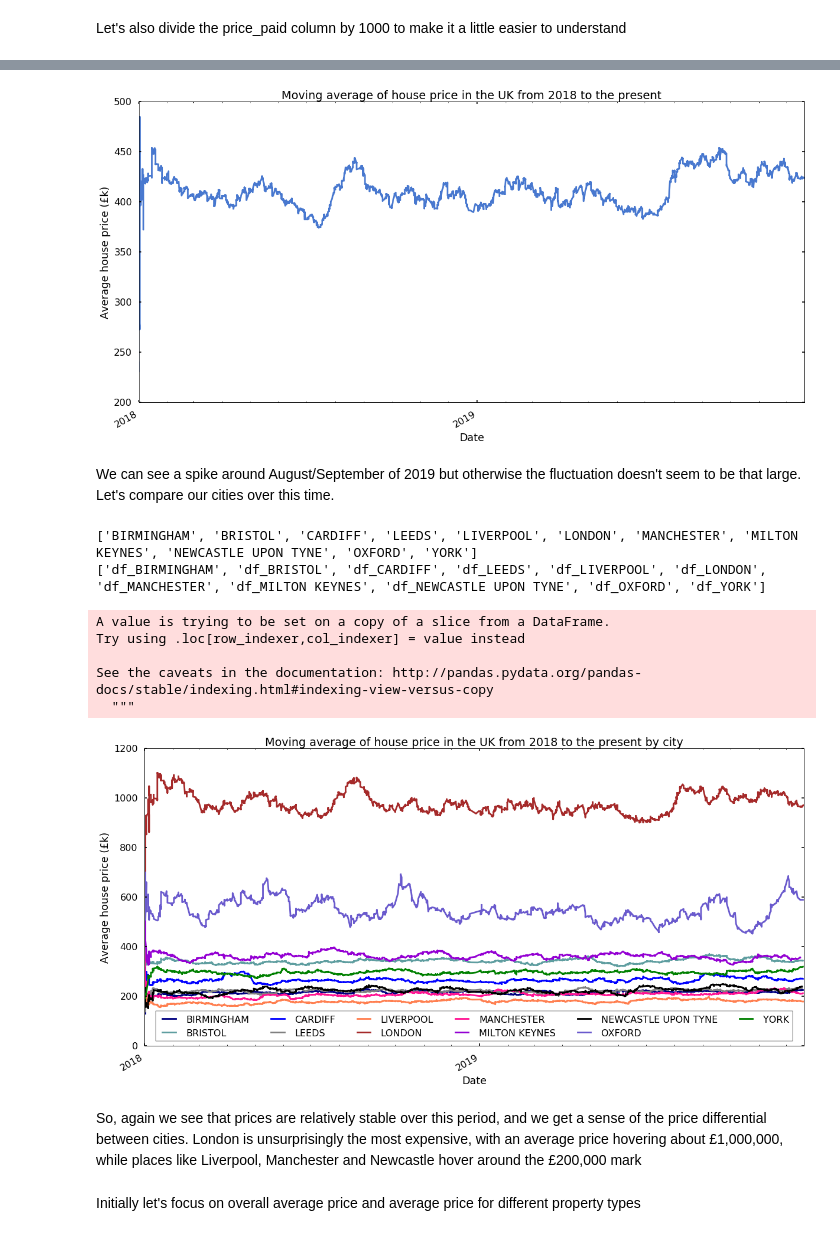
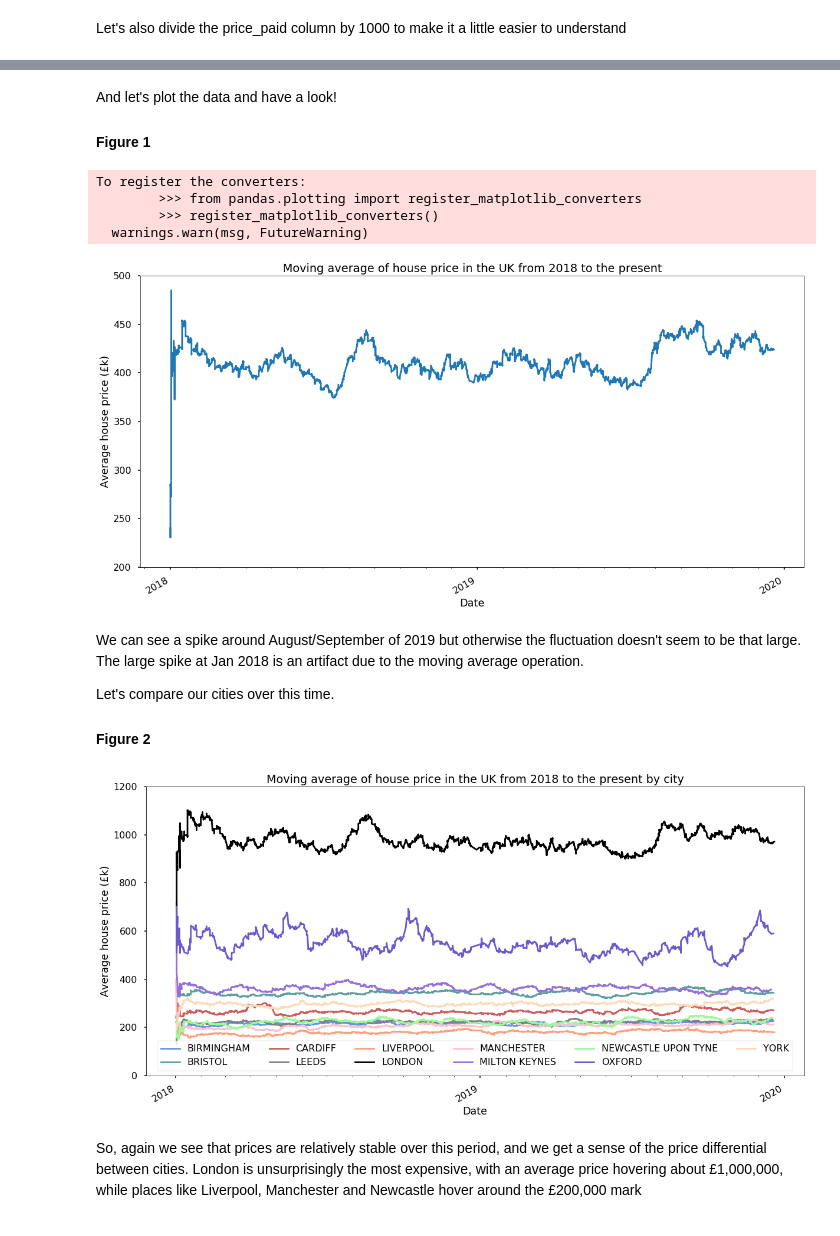
Before and after one commit to Grinnbarr/Coursera, a Jupyter notebook: BoN_FA.ipynb, the cells around one changed output, grey strips where cells are left out. Drawn from its saved outputs; the diff is of its cells as text; code cells hidden in the pictures.

```diff
--- a/BoN_FA.ipynb
+++ b/BoN_FA.ipynb
@@ -111,3 +176,0 @@ Now, we want to generate a new column that contains only the first part of each
-# %%
-df["postcode_group"]=df["postcode"].str.slice(stop=-4) #as the first part of the postcode is of variable length, we are removing the last 4 characters (i.e. 3 characters and the space)
-df.head()
@@ -121,3 +185,11 @@ df.head()
+# %%
+def outcode(x):
+    return re.findall(r"^(((([A-Z][A-Z]{0,1})[0-9][A-Z0-9]{0,1}) {0,}[0-9])[A-Z]{2})$",x)[0][2] #this reg ex returns a list containing a single tuple with the full code, sector, district and area, so we select the appropriate parts
+def postcode_area(x):
+    return re.findall(r"^(((([A-Z][A-Z]{0,1})[0-9][A-Z0-9]{0,1}) {0,}[0-9])[A-Z]{2})$",x)[0][3]
+
+df["outcode"] = df["postcode"].apply(outcode)
+df['postcode_area'] = df['postcode'].apply(postcode_area)
 # %% [markdown]
 Let's also divide the price_paid column by 1000 to make it a little easier to understand
 # %%
@@ -165,3 +237,6 @@ df_ma.head()
+# %% [markdown]
+And let's plot the data and have a look!
+#### Figure 1 <a name = "fig1"></a>
 # %%
 years = mdates.YearLocator()   # setting up dates as axis
 months = mdates.MonthLocator()  # every month
@@ -184,58 +259,52 @@ fig.autofmt_xdate()
 # fig.savefig("Figure1.png")
 plt.show()
 # %% [output]
+To register the converters:
+        >>> from pandas.plotting import register_matplotlib_converters
+        >>> register_matplotlib_converters()
+  warnings.warn(msg, FutureWarning)
-[figure, old version]
+[figure, new version]
 # %% [markdown]
-We can see a spike around August/September of 2019 but otherwise the fluctuation doesn't seem to be that large.  Let's compare our cities over this time.
+We can see a spike around August/September of 2019 but otherwise the fluctuation doesn't seem to be that large. The large spike at Jan 2018 is an artifact due to the moving average operation.
+
+Let's compare our cities over this time.
+
+#### Figure 2 <a name = "fig2"></a>
-# %%
-cities = df_time.town.unique() #find unique values for towns
-cities = sorted(cities)
-string_a = 'df_'
-citiesdfs = [string_a+x for x in cities]  #generates names for dfs for each city
-colour = ['navy','cadetblue','blue','gray','coral','brown','deeppink','darkviolet','black','slateblue','green'] #define a list of 11 colours to differentiate the cities (matplotlib cycles normally)
-print(cities)
-print(citiesdfs)
-# %% [output]
-['BIRMINGHAM', 'BRISTOL', 'CARDIFF', 'LEEDS', 'LIVERPOOL', 'LONDON', 'MANCHESTER', 'MILTON KEYNES', 'NEWCASTLE UPON TYNE', 'OXFORD', 'YORK']
-['df_BIRMINGHAM', 'df_BRISTOL', 'df_CARDIFF', 'df_LEEDS', 'df_LIVERPOOL', 'df_LONDON', 'df_MANCHESTER', 'df_MILTON KEYNES', 'df_NEWCASTLE UPON TYNE', 'df_OXFORD', 'df_YORK']
 # %%
+cities = df_time.town.unique() #find unique values for towns
+cities = sorted(cities)
+string_a = 'df_'
+citiesdfs = [string_a+x for x in cities]  #generates names for dfs for each city
+colour = ['cornflowerblue','cadetblue','indianred','gray','lightsalmon','black','pink','mediumpurple','palegreen','slateblue','peachpuff'] #define a list of 11 colours to differentiate the cities (matplotlib cycles normally)
+
 fig2, ax2 = plt.subplots(figsize=(20,10))
 for i,j,c in zip(citiesdfs,cities,colour):
     i = df_time.loc[df_time['town'] == j]
     i.set_index('deed_date', inplace = True)
     i['MA'] = i.price_paid.rolling('30d').mean() #find rolling average
-    i = i.drop(['town','postcode_group','price_paid'],axis=1) # remove superfluous columns
+    i = i.drop(['town','outcode','postcode_area','price_paid'],axis=1) # remove superfluous columns
     i = i.rename(columns={'MA':j})
     ax2.plot(i.index.values,i[j],label=j,color=c)
-#     print(i.head())
-#     print()
 
 ax2.set(xlabel='Date',
        ylabel='Average house price (£k)',
        title='Moving average of house price in the UK from 2018 to the present by city',
        ylim=(0,1200)
       )
 
 ax2.xaxis.set_major_locator(years)
 ax2.xaxis.set_major_formatter(years_fmt)
 ax2.xaxis.set_minor_locator(months)
 
 
 fig2.autofmt_xdate()
 plt.legend(ncol=6,
            loc='lower center',
 #            fontsize='medium'
           )
-# fig.savefig("Figure1.png")
+# fig2.savefig("Figure2.png")
 plt.show()
 # %% [output]
-A value is trying to be set on a copy of a slice from a DataFrame.
-Try using .loc[row_indexer,col_indexer] = value instead
-
-See the caveats in the documentation: http://pandas.pydata.org/pandas-docs/stable/indexing.html#indexing-view-versus-copy
-  """
-[figure, old version]
+[figure, new version]
 # %% [markdown]
 So, again we see that prices are relatively stable over this period, and we get a sense of the price differential between cities. London is unsurprisingly the most expensive, with an average price hovering about £1,000,000, while places like Liverpool, Manchester and Newcastle hover around the £200,000 mark
-# %% [markdown]
-Initially let's focus on overall average price and average price for different property types
```
Also changed, not shown: parts of 77 cells of this notebook.
